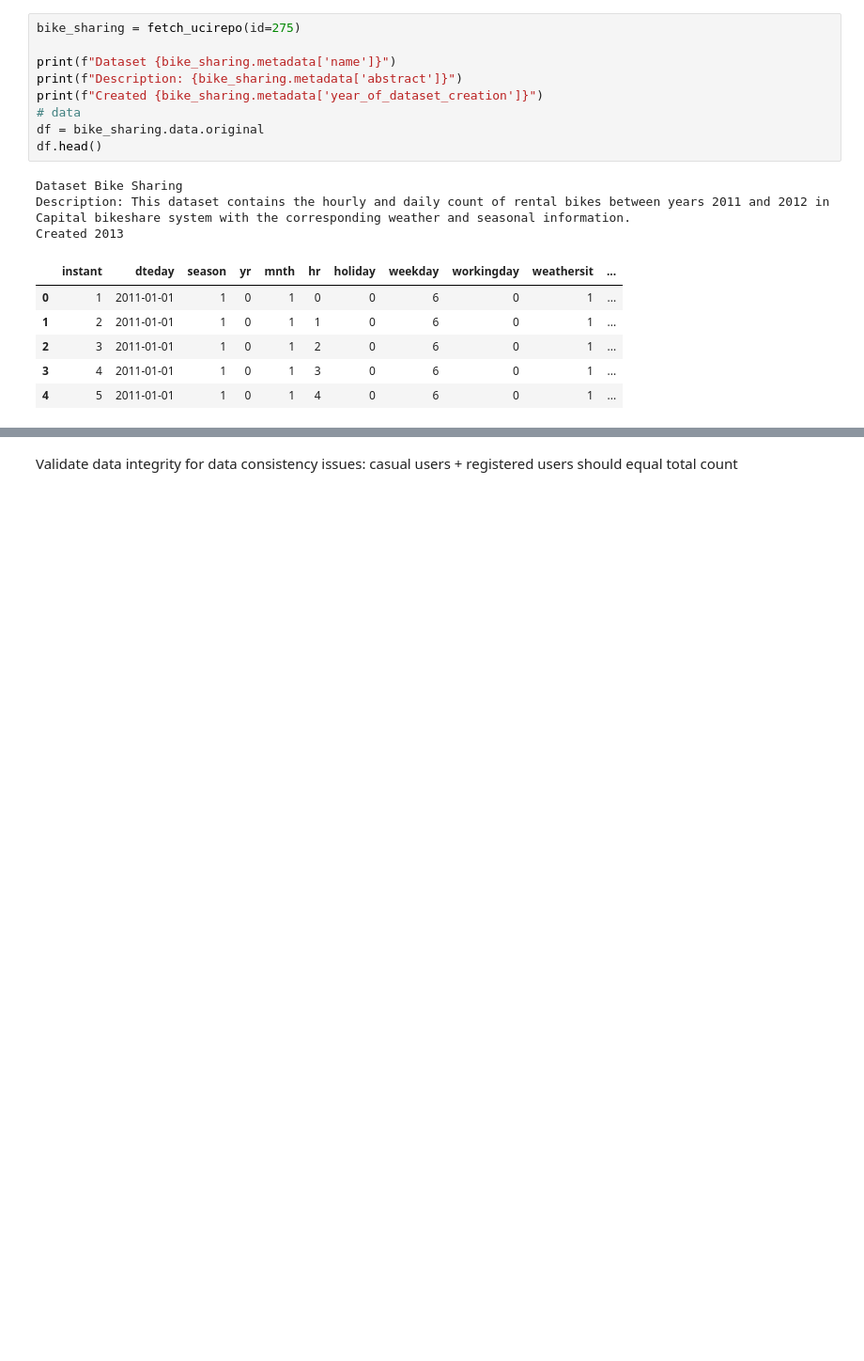
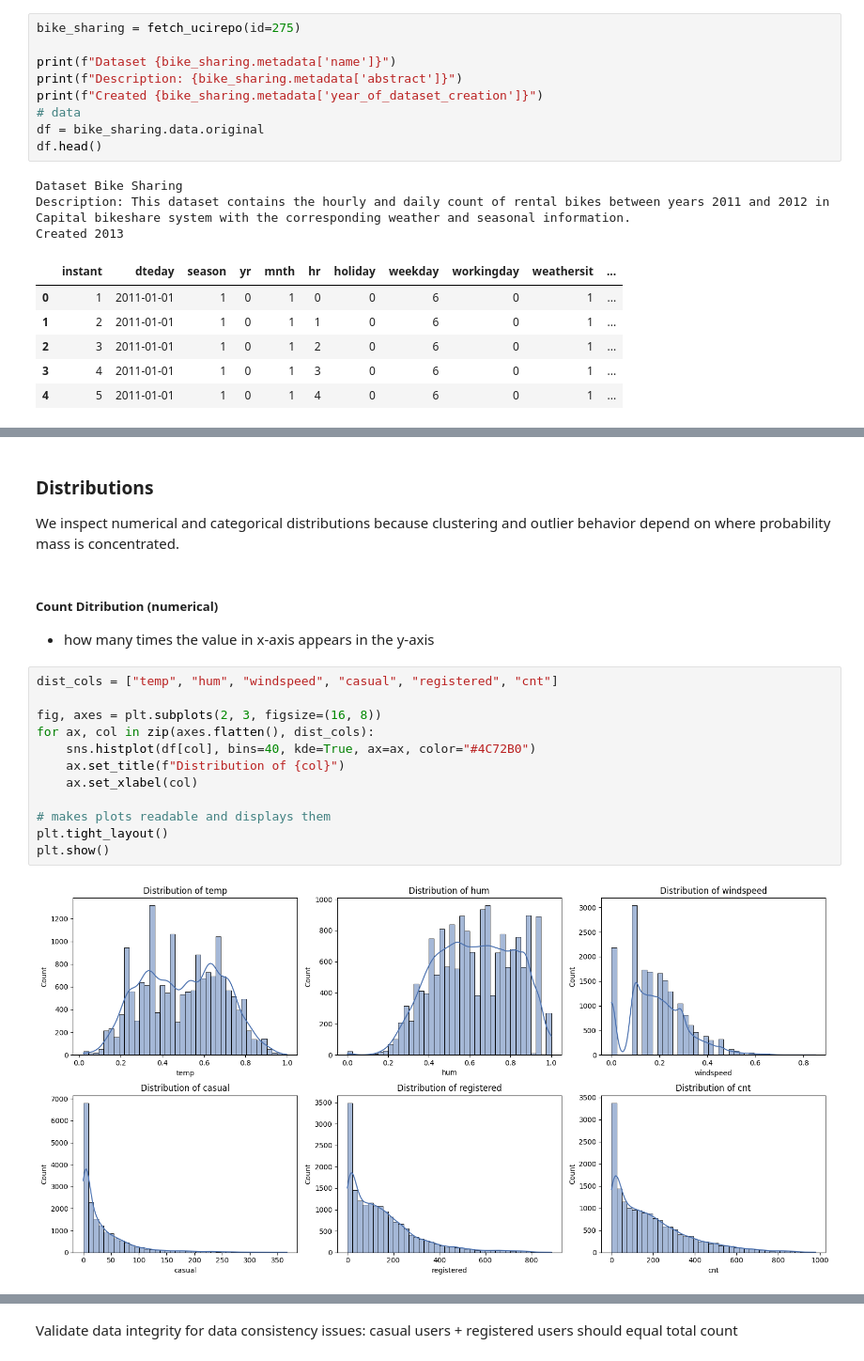
Before and after one commit to DominikKysel/DM-Project, a Jupyter notebook: data_mining_project_bike_sharing.ipynb, the cells around one changed output, grey strips where cells are left out. Shown at 94% size. Cells and saved outputs as stored; diff of their text form; blank space fills up the shorter version.

```diff
--- a/data_mining_project_bike_sharing.ipynb
+++ b/data_mining_project_bike_sharing.ipynb
@@ -134,0 +313,20 @@ Where:
+# %% [markdown]
+### Distributions
+We inspect numerical and categorical distributions because clustering and outlier behavior depend on where probability mass is concentrated.
+# %% [markdown]
+##### Count Ditribution (numerical)
+- how many times the value in x-axis appears in the y-axis
+# %%
+dist_cols = ["temp", "hum", "windspeed", "casual", "registered", "cnt"]
+
+fig, axes = plt.subplots(2, 3, figsize=(16, 8))
+for ax, col in zip(axes.flatten(), dist_cols):
+    sns.histplot(df[col], bins=40, kde=True, ax=ax, color="#4C72B0")
+    ax.set_title(f"Distribution of {col}")
+    ax.set_xlabel(col)
+
+# makes plots readable and displays them
+plt.tight_layout()
+plt.show()
+# %% [output]
+[figure, added]
```
Also changed, not shown: parts of 34 cells of this notebook.
